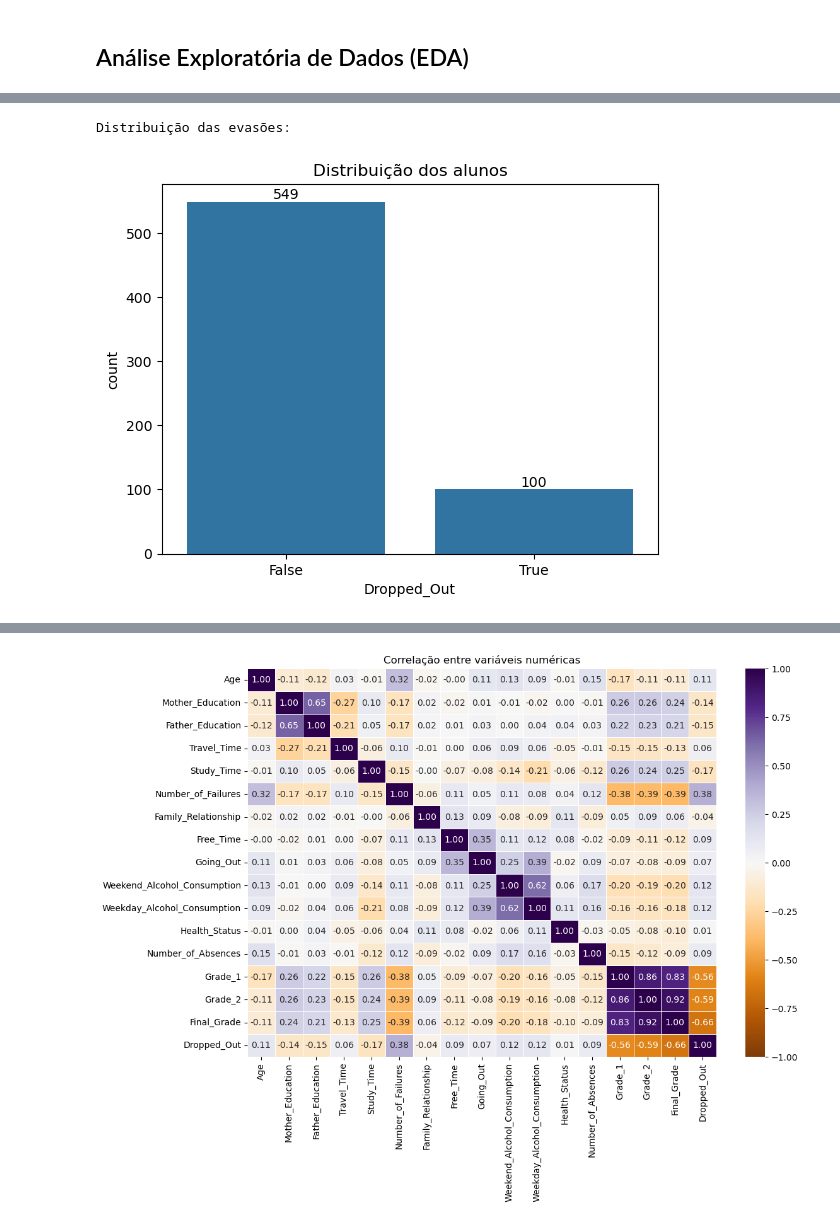
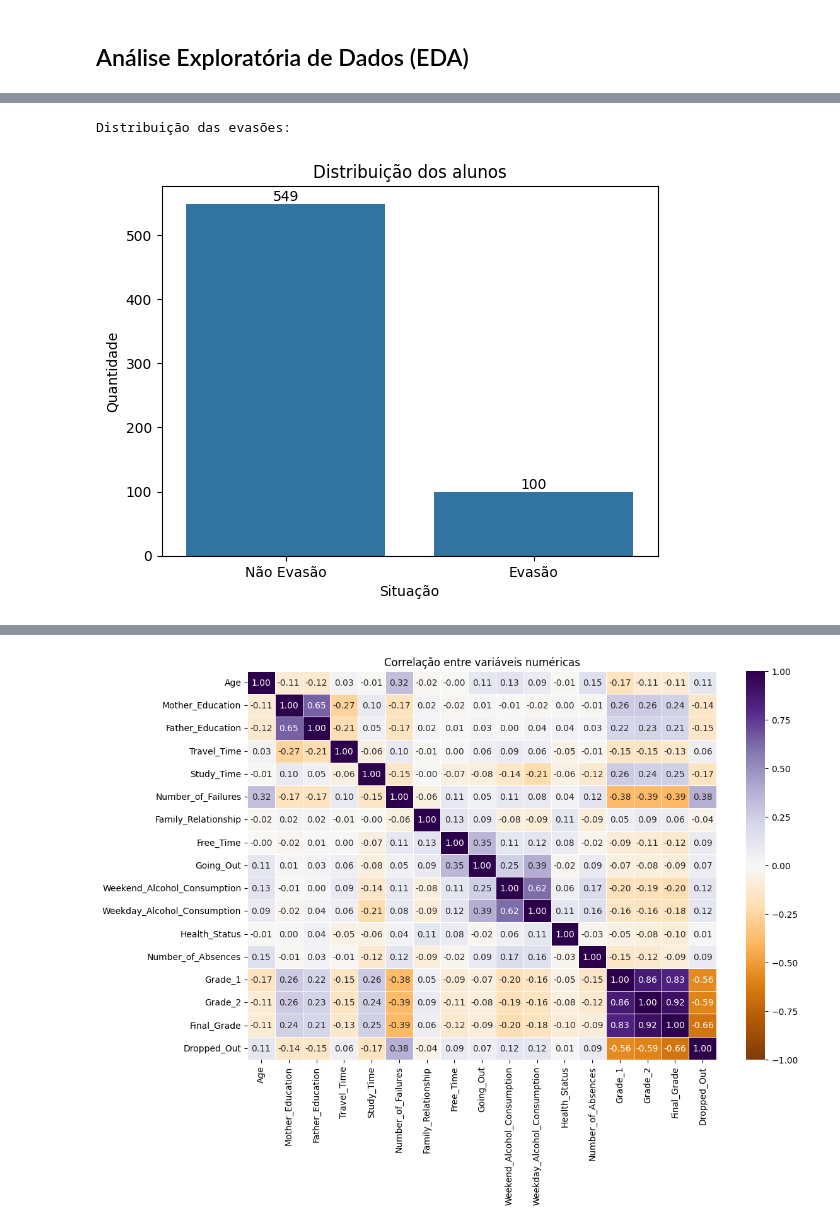
Before and after one commit to Moscofian/Sistema-alerta-para-Dropouts, a Jupyter notebook: Projeto-Dropout.ipynb, the cells around one changed output, grey strips where cells are left out. Cells and saved outputs as stored; diff of their text form; code cells hidden in the pictures.

```diff
--- a/Projeto-Dropout.ipynb
+++ b/Projeto-Dropout.ipynb
@@ -141,13 +141,16 @@ dtype: int64
 # %%
 # Relação entre alunos
 print("\nDistribuição das evasões:\n")
-ax = sns.countplot(x='Dropped_Out', data=df)
+situacao = df['Dropped_Out'].map({False: 'Não Evasão', True: 'Evasão'})
+ax = sns.countplot(x=situacao, order=['Não Evasão', 'Evasão'])
 ax.bar_label(ax.containers[0])
 plt.title('Distribuição dos alunos')
+plt.xlabel('Situação')
+plt.ylabel('Quantidade')
 plt.show()
 # %% [output]
 Distribuição das evasões:
-[figure, old version]
+[figure, new version]
 # %%
 # Relação entre nota final e frequência
 plt.figure(figsize=(10, 6))
```
Also changed, not shown: parts of 16 cells of this notebook, 1 other file.
